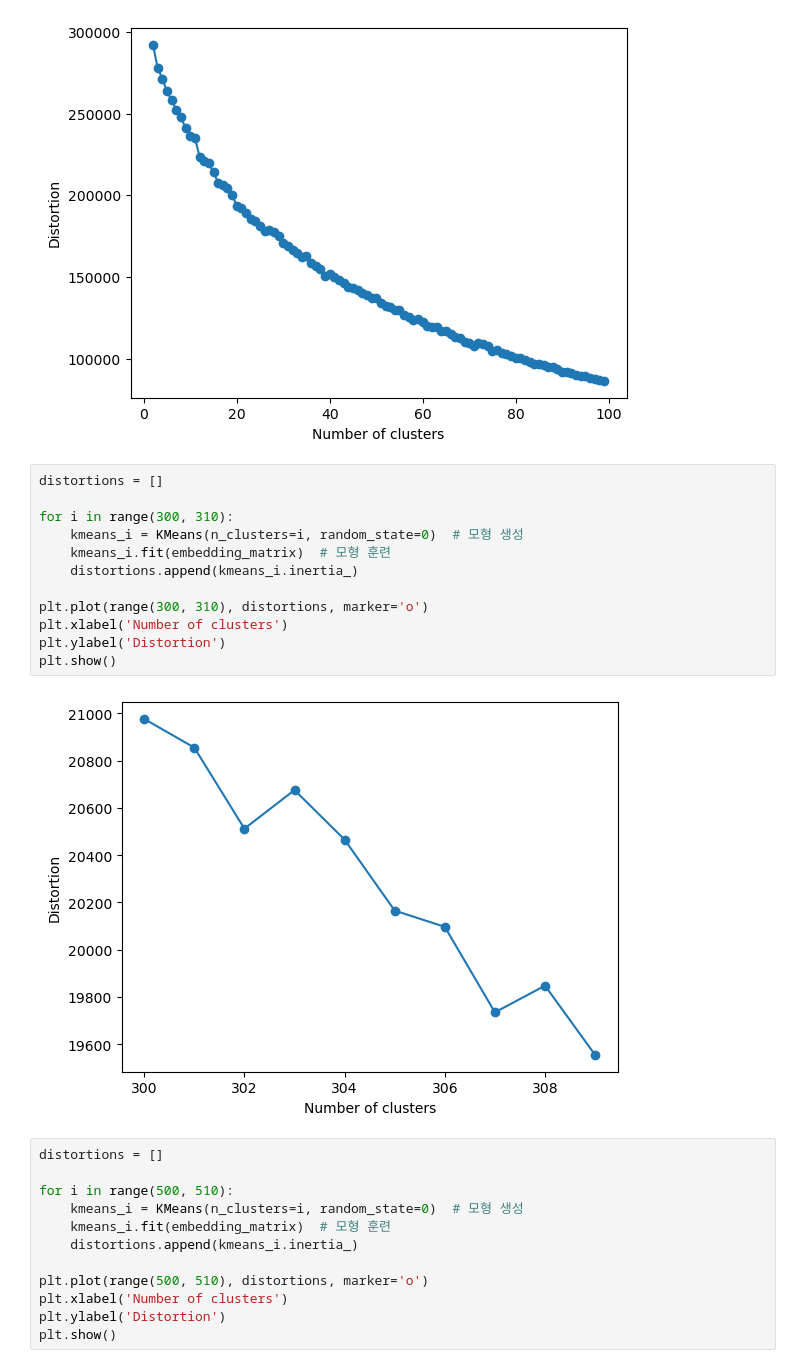
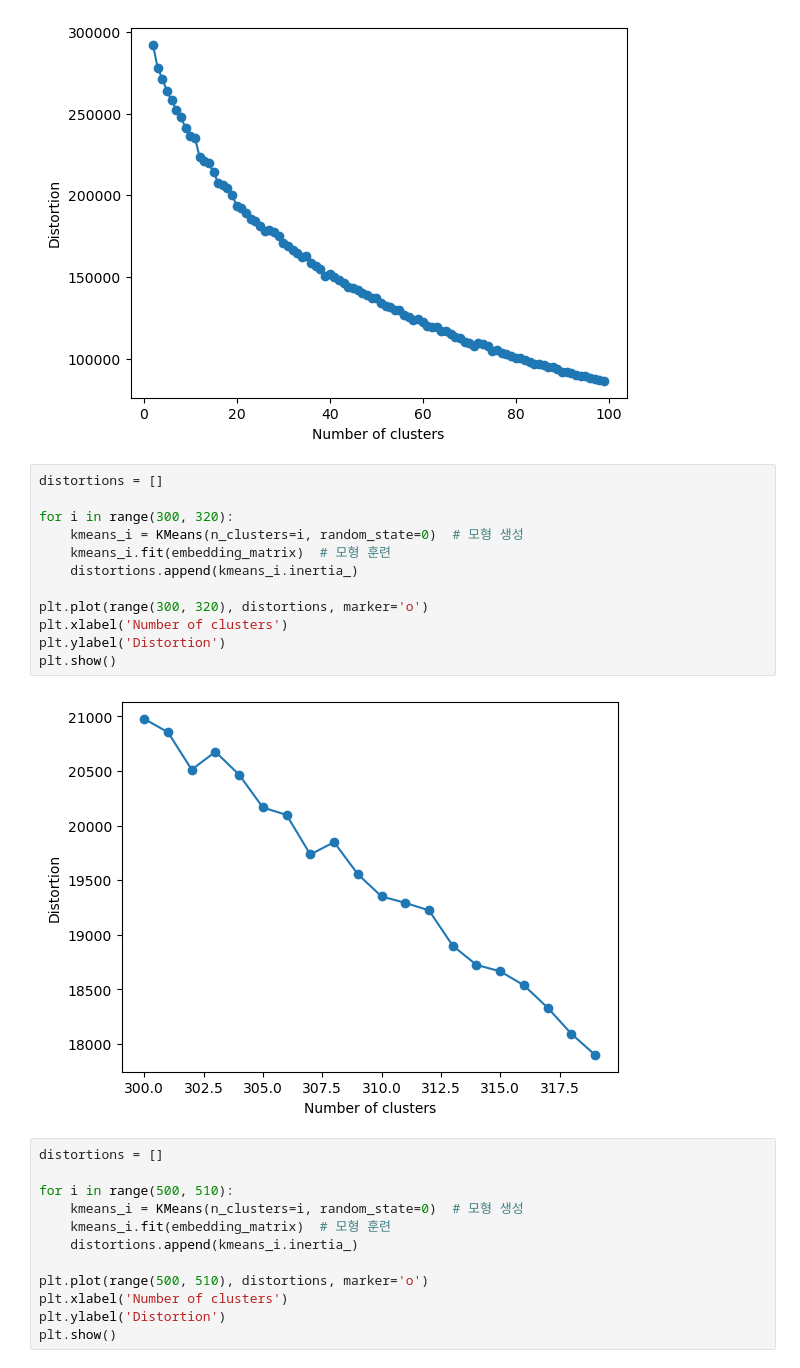
Before and after one commit to hurontrara/hufs-ml-mlserver, a Jupyter notebook: word2vec-KMEANS.ipynb, the cells around one changed output. Drawn from its saved outputs; the diff is of its cells as text.

```diff
--- a/word2vec-KMEANS.ipynb
+++ b/word2vec-KMEANS.ipynb
@@ -292,17 +292,17 @@ plt.show()
 # %%
 distortions = []
 
-for i in range(300, 310):
+for i in range(300, 320):
     kmeans_i = KMeans(n_clusters=i, random_state=0)  # 모형 생성
     kmeans_i.fit(embedding_matrix)  # 모형 훈련
     distortions.append(kmeans_i.inertia_)
 
-plt.plot(range(300, 310), distortions, marker='o')
+plt.plot(range(300, 320), distortions, marker='o')
 plt.xlabel('Number of clusters')
 plt.ylabel('Distortion')
 plt.show()
 # %% [output]
-[figure, old version]
+[figure, new version]
 # %%
 distortions = []
 
```
Also changed, not shown: 1 other file.
